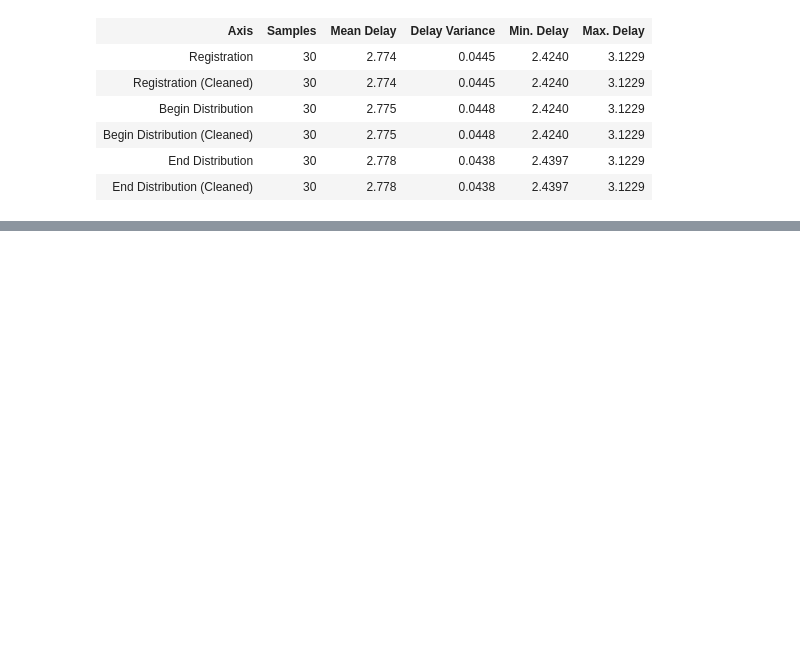
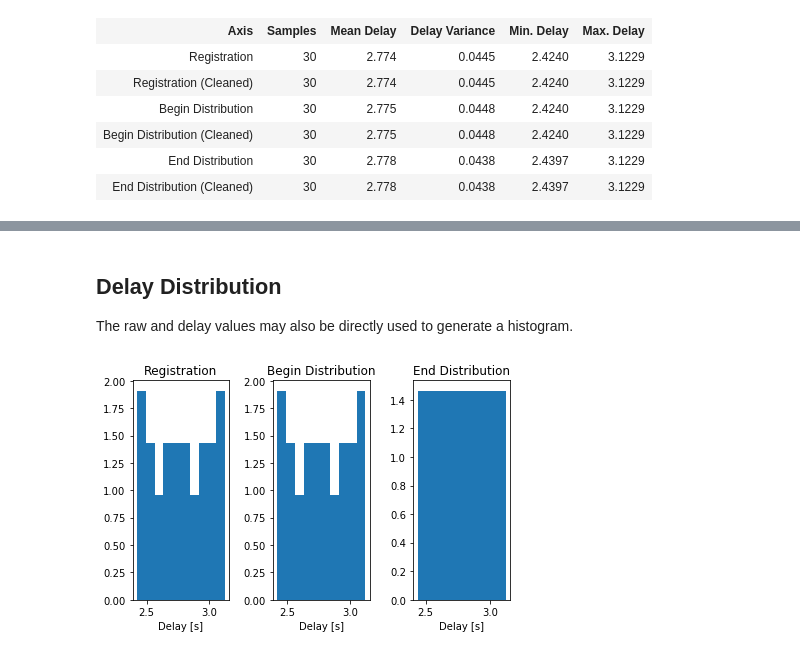
Before and after one commit to AIT-IES/FMITerminalBlock, a Jupyter notebook: scripts/basic-timing-evaluation.ipynb, the cells around one changed output, grey strips where cells are left out. Drawn from its saved outputs; the diff is of its cells as text; code cells hidden in the pictures; blank space fills up the shorter version.

```diff
--- a/scripts/basic-timing-evaluation.ipynb
+++ b/scripts/basic-timing-evaluation.ipynb
@@ -90,0 +116,25 @@ display(html)
+# %% [markdown]
+## Delay Distribution
+The raw and delay values may also be directly used to generate a histogram.
+# %%
+plt.figure()
+
+plt.subplot(1,3,1)
+plt.hist(clean_reg_axis.get_delay(), normed=True)
+plt.title("Registration")
+plt.xlabel("Delay [s]")
+
+plt.subplot(1,3,2)
+plt.hist(clean_begin_dist_axis.get_delay(), normed=True)
+plt.title("Begin Distribution")
+plt.xlabel("Delay [s]")
+
+plt.subplot(1,3,3)
+plt.hist(clean_end_dist_axis.get_delay(), normed=True)
+plt.title("End Distribution")
+plt.xlabel("Delay [s]")
+
+plt.tight_layout()
+plt.show()
+# %% [output]
+[figure, added]
```
Also changed, not shown: parts of 5 cells of this notebook.
